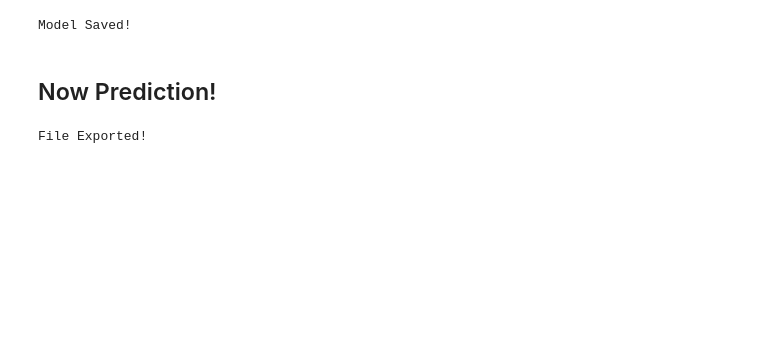
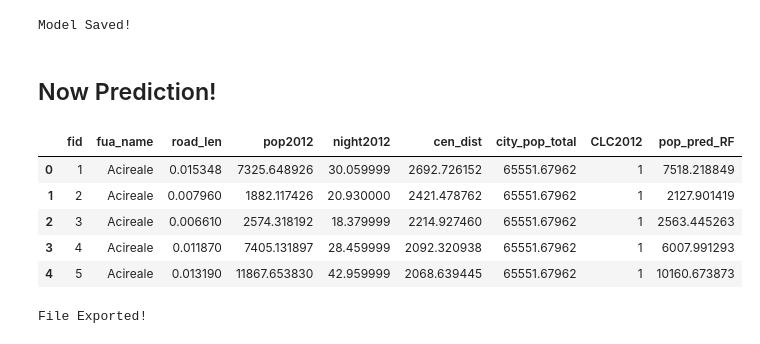
Before and after one commit to past-urbanist/Mon-Pop-Pred, a Jupyter notebook: 2_Tree.ipynb, the cells around one changed output. Cells and saved outputs as stored; diff of their text form; code cells hidden in the pictures; blank space fills up the shorter version.

```diff
--- a/2_Tree.ipynb
+++ b/2_Tree.ipynb
@@ -146,7 +210,12 @@ print('Model Saved!')
 Model Saved!
 # %% [markdown]
 ## Now Prediction!
+# %%
+# predict with the model
+data = pd.read_csv(path+"/data_new.csv")
+to = TabularPandas(data, procs, cat, cont, y_names=y_names)
+xs, y = to.xs, to.y
 # %%
 # Load from file
-joblib_file = "forest.pkl"
+joblib_file = "gbrt.pkl"
 joblib_model = joblib.load(path+r"/"+joblib_file)
@@ -170,7 +228,16 @@ preds = preds * maxi
 # %%
 # Copy in the csv
 data = pd.read_csv(path+r"/data.csv")
-data['pop_pred'] = preds
+data['pop_pred_RF'] = preds
+# %%
+data.head()
+# %% [output]
+|  | fid | fua_name | road_len | pop2012 | night2012 | cen_dist | city_pop_total | CLC2012 | pop_pred_RF |
+| 0 | 1 | Acireale | 0.015348 | 7325.648926 | 30.059999 | 2692.726152 | 65551.67962 | 1 | 7518.218849 |
+| 1 | 2 | Acireale | 0.007960 | 1882.117426 | 20.930000 | 2421.478762 | 65551.67962 | 1 | 2127.901419 |
+| 2 | 3 | Acireale | 0.006610 | 2574.318192 | 18.379999 | 2214.927460 | 65551.67962 | 1 | 2563.445263 |
+| 3 | 4 | Acireale | 0.011870 | 7405.131897 | 28.459999 | 2092.320938 | 65551.67962 | 1 | 6007.991293 |
+| 4 | 5 | Acireale | 0.013190 | 11867.653830 | 42.959999 | 2068.639445 | 65551.67962 | 1 | 10160.673873 |
 # %%
 data.to_csv(path+r"/data_preds.csv",index=False)
 print('File Exported!')
```
Also changed, not shown: parts of 33 cells of this notebook, 1 other file.
